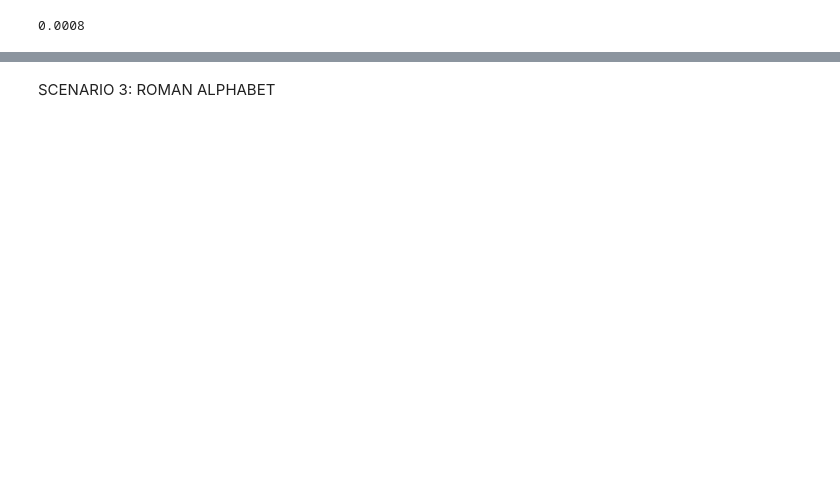
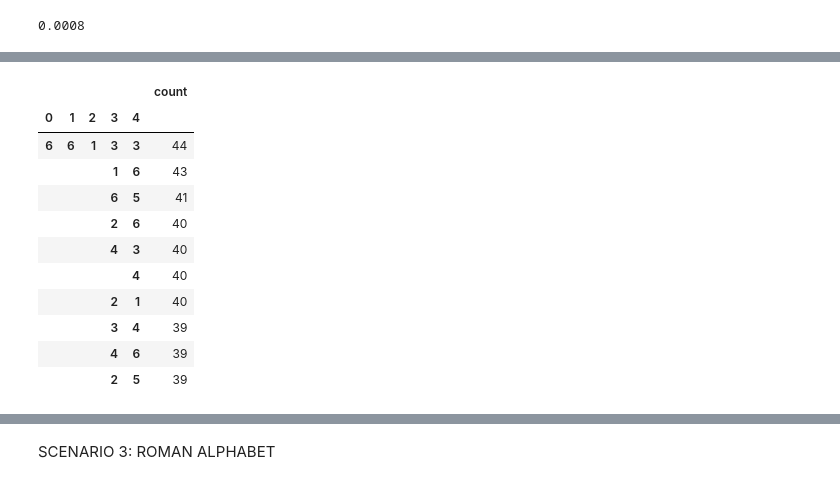
Before and after one commit to rjcubarrubia/montecarlosim, a Jupyter notebook: montecarlo_demo.ipynb, the cells around one changed output, grey strips where cells are left out. Cells and saved outputs as stored; diff of their text form; code cells hidden in the pictures; blank space fills up the shorter version.

```diff
--- a/montecarlo_demo.ipynb
+++ b/montecarlo_demo.ipynb
@@ -98,0 +129,16 @@ plt.show()
+# %%
+top_ten_unfair_combos = unfair_combos[ : 10]
+top_ten_unfair_combos
+# %% [output]
+|  |  |  |  |  | count |
+| 0 | 1 | 2 | 3 | 4 |  |
+| 6 | 6 | 1 | 3 | 3 | 44 |
+|  |  |  | 1 | 6 | 43 |
+|  |  |  | 6 | 5 | 41 |
+|  |  |  | 2 | 6 | 40 |
+|  |  |  | 4 | 3 | 40 |
+|  |  |  |  | 4 | 40 |
+|  |  |  | 2 | 1 | 40 |
+|  |  |  | 3 | 4 | 39 |
+|  |  |  | 4 | 6 | 39 |
+|  |  |  | 2 | 5 | 39 |
```
Also changed, not shown: parts of 33 cells of this notebook, 4 other files.
